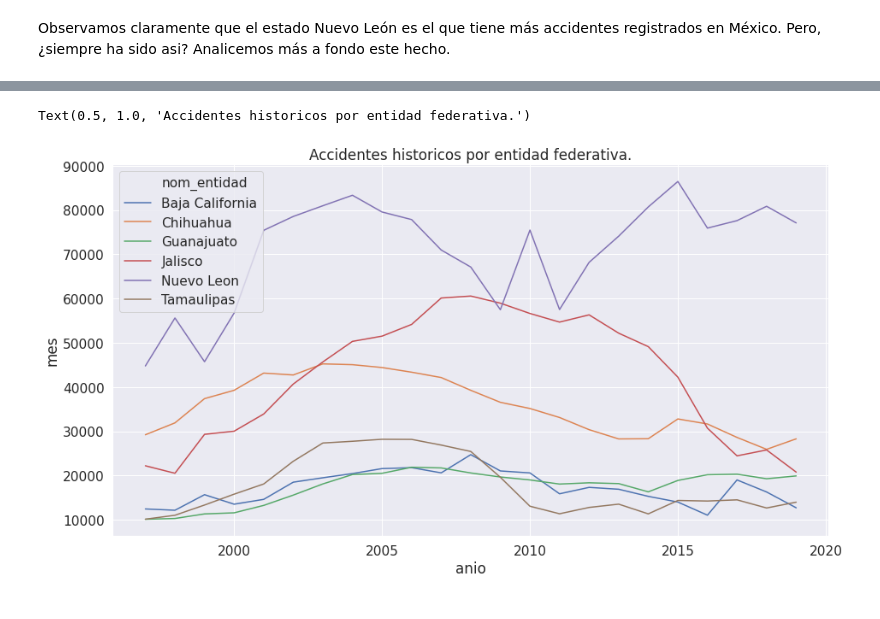
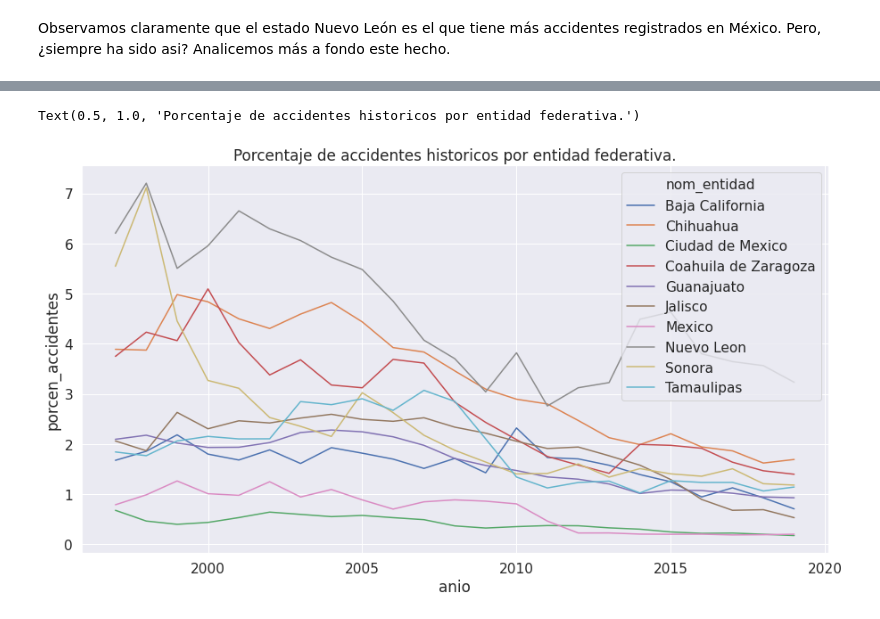
Before and after one commit to Enriquesec/Los_regios_son_los_mas_aventados, a Jupyter notebook: notebooks/02_exploratory_data_analysis.ipynb, the cells around one changed output, grey strips where cells are left out. Saved outputs shown, nothing was run; the diff lists cells and outputs as text; code cells hidden in the pictures.

```diff
--- a/notebooks/02_exploratory_data_analysis.ipynb
+++ b/notebooks/02_exploratory_data_analysis.ipynb
@@ -51,0 +139,8 @@ Observamos claramente que el estado Nuevo León es el que tiene más accidentes
+# %%
+# cargamos los datos y sumamos el número total de vehiculos.
+vehiculos_registrados = pd.read_csv("../data/processed/vehiculos_anual_1997_2019.csv", index_col=False)
+vehiculos_registrados["total_vehiculos"] = vehiculos_registrados[vehiculos_registrados.columns.to_list()[3:15]].apply(lambda x: x.sum(), axis=1)
+# %%
+# total de vehiculos por año-estado.
+vehiculos_anual_estatal_registrados = vehiculos_registrados.groupby(["anio", "nom_entidad"], as_index=False).total_vehiculos.sum()
+vehiculos_anual_estatal_registrados[vehiculos_anual_estatal_registrados.anio==2019].sort_values("total_vehiculos", ascending=False).head()
@@ -51,0 +154,5 @@ Observamos claramente que el estado Nuevo León es el que tiene más accidentes
+# %%
+plt.rcParams['figure.figsize'] = (15, 8)
+sns.lineplot(data=vehiculos_anual_estatal_registrados[vehiculos_anual_estatal_registrados.nom_entidad.isin(entidad["nom_entidad"].tolist()[0:10])],
+             x="anio", y="total_vehiculos", hue="nom_entidad")
+plt.title("Total de vehiculos en circulación por entidad federativa.")
@@ -51,0 +164,6 @@ Observamos claramente que el estado Nuevo León es el que tiene más accidentes
+# %%
+accidentes_mexico_vehiculos_registrados = pd.merge(accidentes_anual_estatal_mexico,
+         vehiculos_anual_estatal_registrados[["anio", "nom_entidad","total_vehiculos"]],
+         on=["anio", "nom_entidad"], how="left")
+
+accidentes_mexico_vehiculos_registrados["porcen_accidentes"] = accidentes_mexico_vehiculos_registrados["mes"]/accidentes_mexico_vehiculos_registrados["total_vehiculos"]*100
@@ -52,8 +179,8 @@ Observamos claramente que el estado Nuevo León es el que tiene más accidentes
 # %%
 plt.rcParams['figure.figsize'] = (15, 8)
-sns.lineplot(data=accidentes_mexico[accidentes_mexico.nom_entidad.isin(entidad["nom_entidad"].tolist()[0:6])].groupby(["nom_entidad","anio"], as_index=False).mes.count(),
-             x="anio", y="mes", hue="nom_entidad")
-plt.title("Accidentes historicos por entidad federativa.")
+sns.lineplot(data=accidentes_mexico_vehiculos_registrados[accidentes_mexico_vehiculos_registrados.nom_entidad.isin(entidad["nom_entidad"].tolist()[0:10])],
+             x="anio", y="porcen_accidentes", hue="nom_entidad")
+plt.title("Porcentaje de accidentes historicos por entidad federativa.")
 # %% [output]
-Text(0.5, 1.0, 'Accidentes historicos por entidad federativa.')
+Text(0.5, 1.0, 'Porcentaje de accidentes historicos por entidad federativa.')
-[figure, old version]
+[figure, new version]
```
Also changed, not shown: parts of 30 cells of this notebook, 2 other files.
